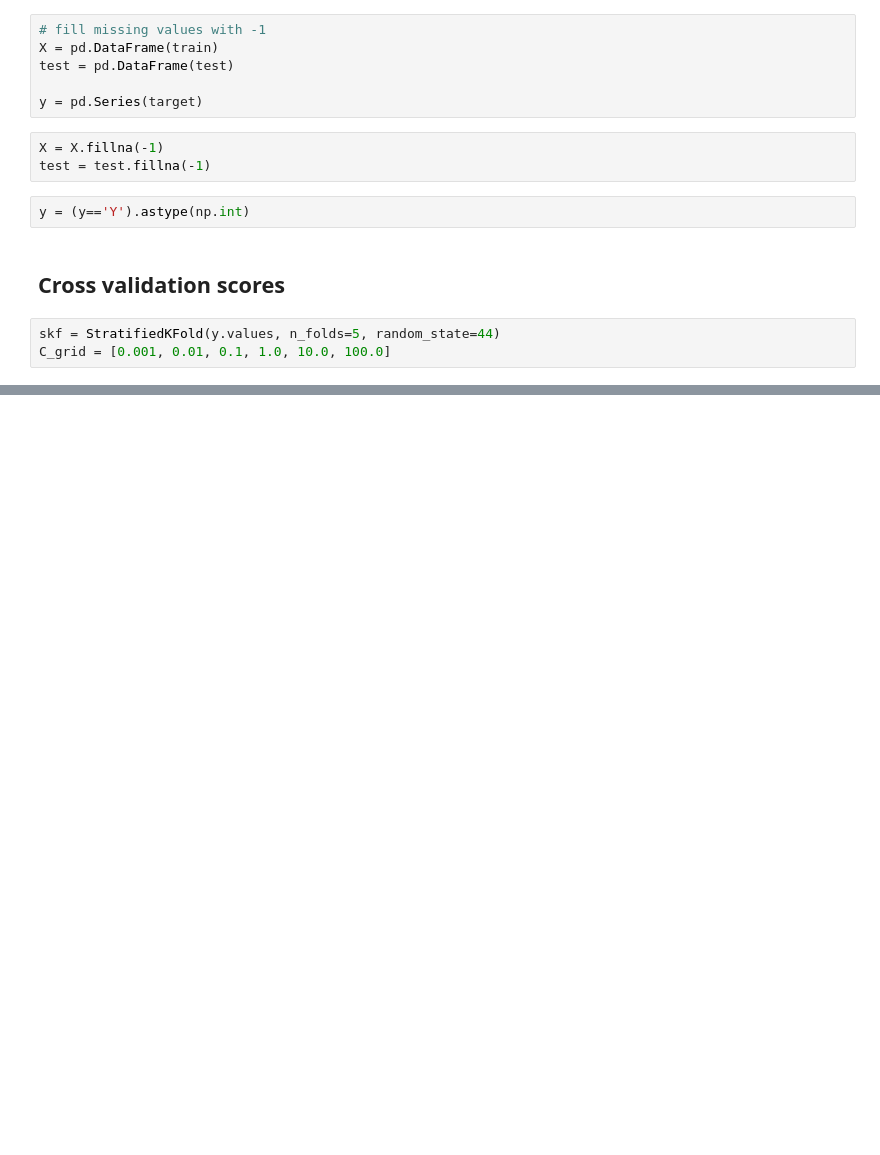
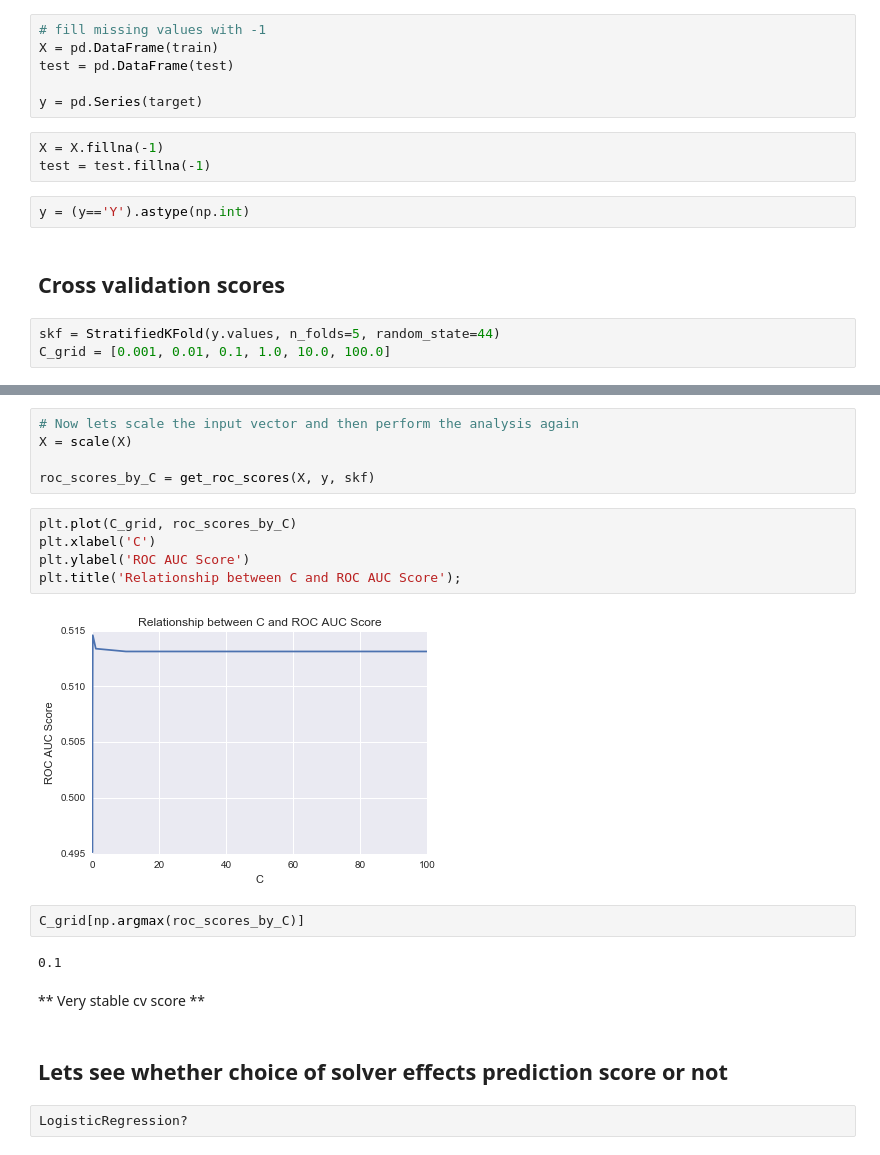
Before and after one commit to numb3r33/av-practice, a Jupyter notebook: loan-prediction-2/Loan_Prediction_ROC_Curves.ipynb, the cells around one changed output, grey strips where cells are left out. Saved outputs shown, nothing was run; the diff lists cells and outputs as text; blank space fills up the shorter version.

```diff
--- a/loan-prediction-2/Loan_Prediction_ROC_Curves.ipynb
+++ b/loan-prediction-2/Loan_Prediction_ROC_Curves.ipynb
@@ -84,0 +107,22 @@ C_grid = [0.001, 0.01, 0.1, 1.0, 10.0, 100.0]
+# %%
+# Now lets scale the input vector and then perform the analysis again
+X = scale(X)
+
+roc_scores_by_C = get_roc_scores(X, y, skf)
+# %%
+plt.plot(C_grid, roc_scores_by_C)
+plt.xlabel('C')
+plt.ylabel('ROC AUC Score')
+plt.title('Relationship between C and ROC AUC Score');
+# %% [output]
+[figure, added]
+# %%
+C_grid[np.argmax(roc_scores_by_C)]
+# %% [output]
+0.1
+# %% [markdown]
+** Very stable cv score **
+# %% [markdown]
+## Lets see whether choice of solver effects prediction score or not
+# %%
+LogisticRegression?
```
Also changed, not shown: parts of 18 cells of this notebook.
